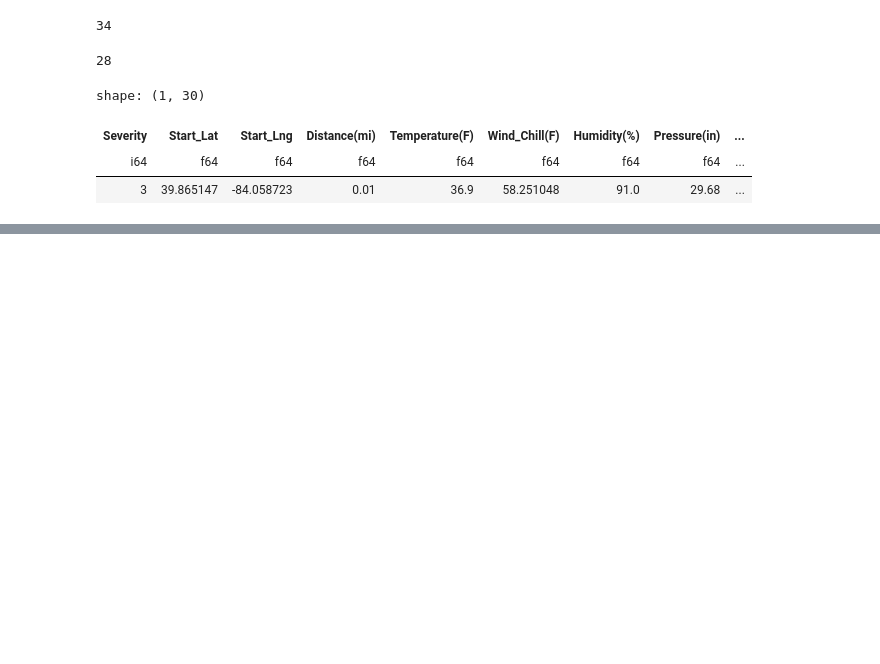
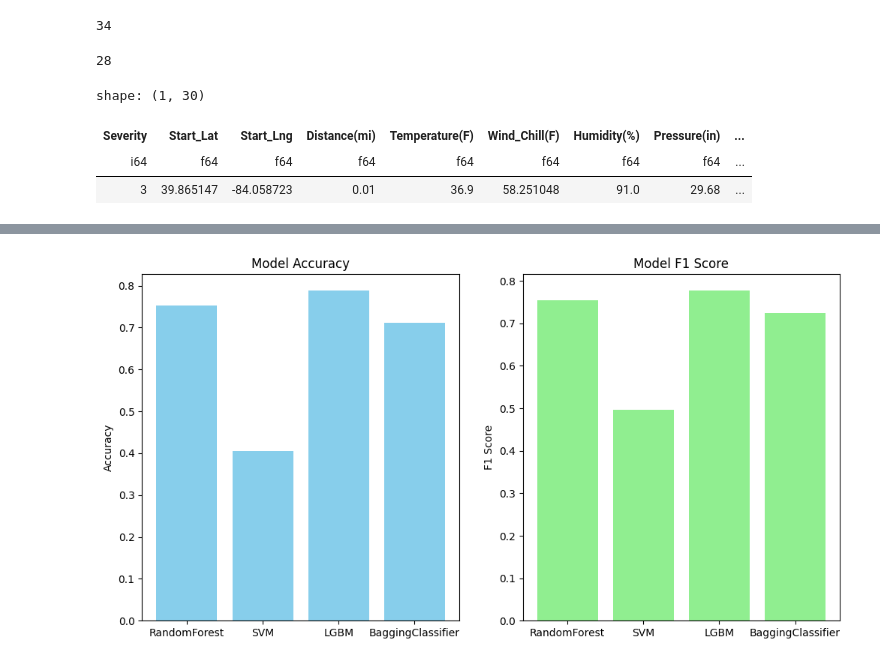
Before and after one commit to satyadevravada/Accident-Severity-Analysis, a Jupyter notebook: Project (2).ipynb, the cells around one changed output, grey strips where cells are left out. Saved outputs shown, nothing was run; the diff lists cells and outputs as text; code cells hidden in the pictures; blank space fills up the shorter version.

Commit message:
Hyperparameter Tuning and deployment
in client we have to use a pipeline to apply same transformation that we did on train data ,
make a joblib file for pipeline and load it at time of execution

```diff
--- a/Project (2).ipynb
+++ b/Project (2).ipynb
@@ -775,6 +804,8 @@ X_train_processed, X_test_processed = normalize_and_encode_train_test(X_train, X
 X_train = X_train.to_pandas()
 X_test = X_test.to_pandas()
 y_train = y_train.to_pandas()
+X_train_processed=X_train_processed.to_pandas()
+X_test_processed=X_test_processed.to_pandas()
 y_test = y_test.to_pandas()
 # %%
 import lazypredict
@@ -934,33 +969,33 @@ from sklearn.preprocessing import KBinsDiscretizer
 
 log_cols = ["Duration", "Precipitation(in)"]
 for col in log_cols:
-    X_train[f"log_{col}"] = np.log1p(X_train[col])
-    X_test[f"log_{col}"] = np.log1p(X_test[col])
+    X_train_processed[f"log_{col}"] = np.log1p(X_train[col])
+    X_test_processed[f"log_{col}"] = np.log1p(X_test[col])
 
 bin_cols = ["Temperature(F)", "Visibility(mi)"]
 binner = KBinsDiscretizer(n_bins=3, encode='ordinal', strategy='quantile')
 
 for col in bin_cols:
-    X_train[f"bin_{col}"] = binner.fit_transform(X_train[[col]])
-    X_test[f"bin_{col}"] = binner.transform(X_test[[col]])
+    X_train_processed[f"bin_{col}"] = binner.fit_transform(X_train[[col]])
+    X_test_processed[f"bin_{col}"] = binner.transform(X_test[[col]])
 
 rf = RandomForestClassifier(random_state=42)
-rf.fit(X_train, y_train)
+rf.fit(X_train_processed, y_train)
 
 feat_importance = rf.feature_importances_
-top_rf_feats = X_train.columns[np.argsort(feat_importance)[-10:]]
+top_rf_feats = X_train_processed.columns[np.argsort(feat_importance)[-10:]]
 
 print("Top Features by Random Forest:", top_rf_feats)
 
-mi_scores = mutual_info_classif(X_train, y_train)
+mi_scores = mutual_info_classif(X_train_processed, y_train)
 mi_top_idx = np.argsort(mi_scores)[::-1]
-top_mi_feats = X_train.columns[mi_top_idx[:10]]
+top_mi_feats = X_train_processed.columns[mi_top_idx[:10]]
 
 print("Top Features by Mutual Information:", top_mi_feats)
 
 selected_feats = list(set(top_rf_feats) | set(top_mi_feats))
-X_train_sel = X_train[selected_feats]
-X_test_sel = X_test[selected_feats]
+X_train_sel = X_train_processed[selected_feats]
+X_test_sel = X_test_processed[selected_feats]
 
 print("Selected Features:", selected_feats)
 
@@ -982,0 +1040,4 @@ Model Accuracy with Selected Features: 0.80
+# %%
+from imblearn.over_sampling import SMOTE
+smote= SMOTE(random_state=42)
+X_train_resampled, y_train_resampled= smote.fit_resample(X_train_sel,y_train)
@@ -982,0 +1140,21 @@ Model Accuracy with Selected Features: 0.80
+# %%
+# Plot Accuracy and F1 scores
+model_names = list(results.keys())
+accuracies = [results[model]['accuracy'] for model in model_names]
+f1_scores = [results[model]['f1_score'] for model in model_names]
+
+plt.figure(figsize=(12, 6))
+
+plt.subplot(1, 2, 1)
+plt.bar(model_names, accuracies, color='skyblue')
+plt.title('Model Accuracy')
+plt.ylabel('Accuracy')
+
+plt.subplot(1, 2, 2)
+plt.bar(model_names, f1_scores, color='lightgreen')
+plt.title('Model F1 Score')
+plt.ylabel('F1 Score')
+
+plt.show()
+# %% [output]
+[figure, added]
```
Also changed, not shown: parts of 23 cells of this notebook, 2 other files.
